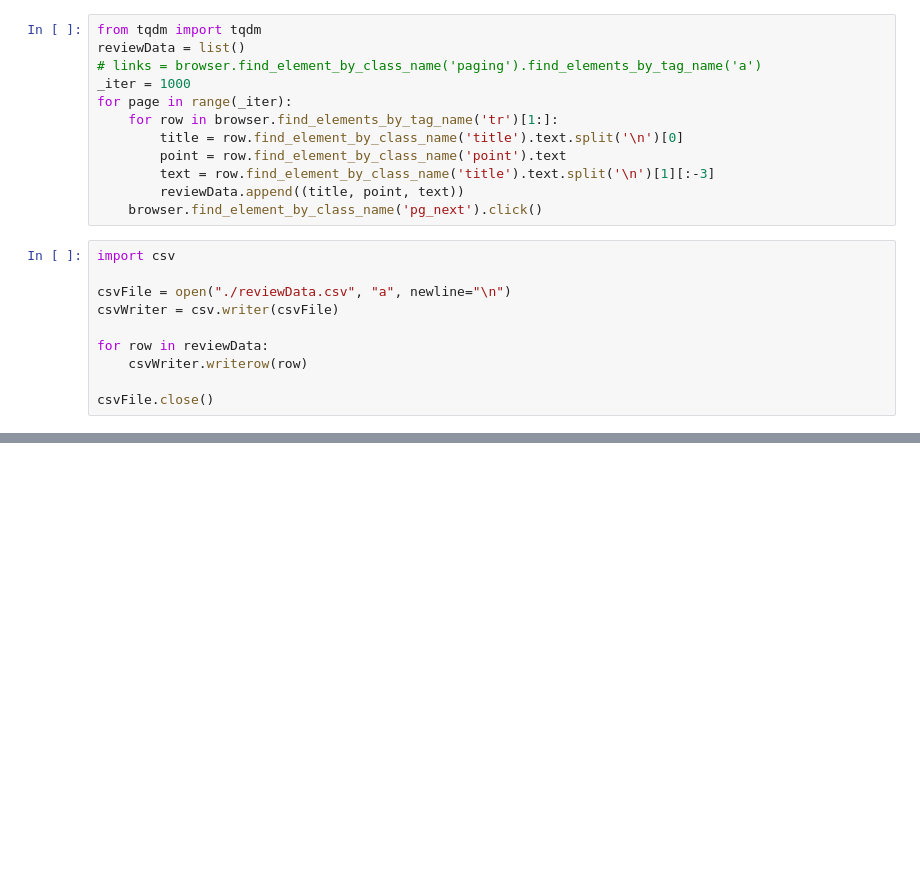
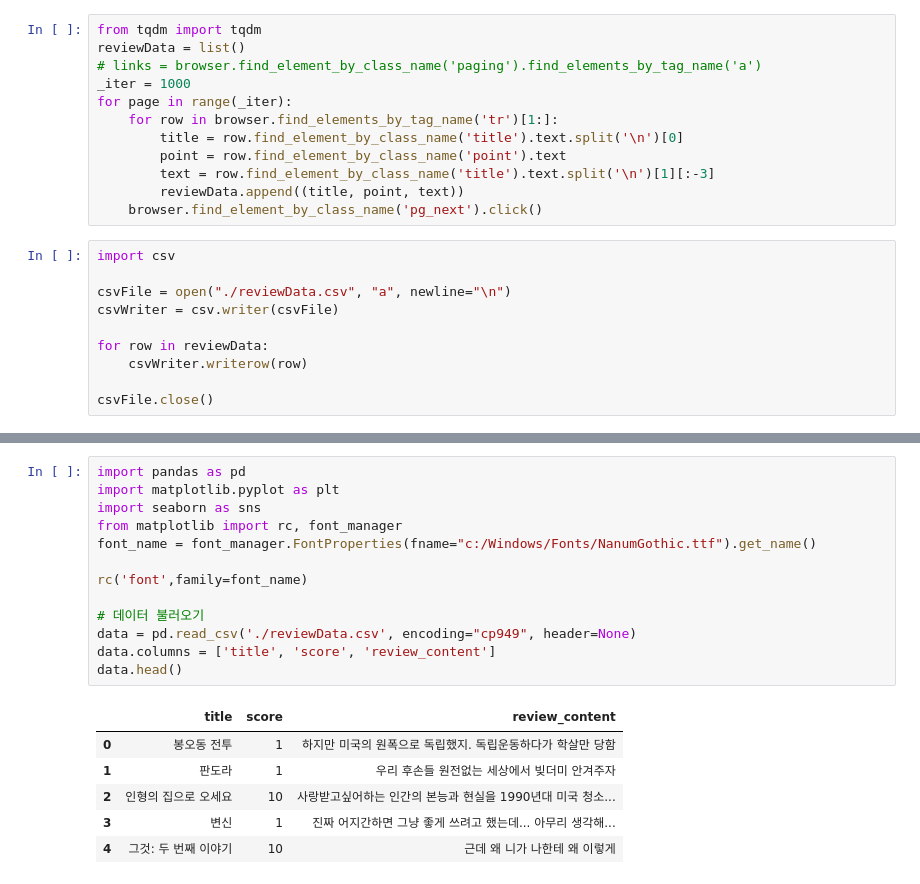
Before and after one commit to smothly/ToBigs, a Jupyter notebook: week8/NLP/nlpProject.ipynb, the cells around one changed output, grey strips where cells are left out. Drawn from its saved outputs; the diff is of its cells as text; blank space fills up the shorter version.

```diff
--- a/week8/NLP/nlpProject.ipynb
+++ b/week8/NLP/nlpProject.ipynb
@@ -61,0 +39,20 @@ ma.tagset
+# %%
+import pandas as pd
+import matplotlib.pyplot as plt
+import seaborn as sns
+from matplotlib import rc, font_manager
+font_name = font_manager.FontProperties(fname="c:/Windows/Fonts/NanumGothic.ttf").get_name()
+
+rc('font',family=font_name)
+
+# 데이터 불러오기
+data = pd.read_csv('./reviewData.csv', encoding="cp949", header=None)
+data.columns = ['title', 'score', 'review_content']
+data.head()
+# %% [output]
+|  | title | score | review_content |
+| 0 | 봉오동 전투 | 1 | 하지만 미국의 원폭으로 독립했지. 독립운동하다가 학살만 당함 |
+| 1 | 판도라 | 1 | 우리 후손들 원전없는 세상에서 빚더미 안겨주자 |
+| 2 | 인형의 집으로 오세요 | 10 | 사랑받고싶어하는 인간의 본능과 현실을 1990년대 미국 청소... |
+| 3 | 변신 | 1 | 진짜 어지간하면 그냥 좋게 쓰려고 했는데... 아무리 생각해... |
+| 4 | 그것: 두 번째 이야기 | 10 | 근데 왜 니가 나한테 왜 이렇게 |
```
Also changed, not shown: parts of 48 cells of this notebook, 25 other files.
